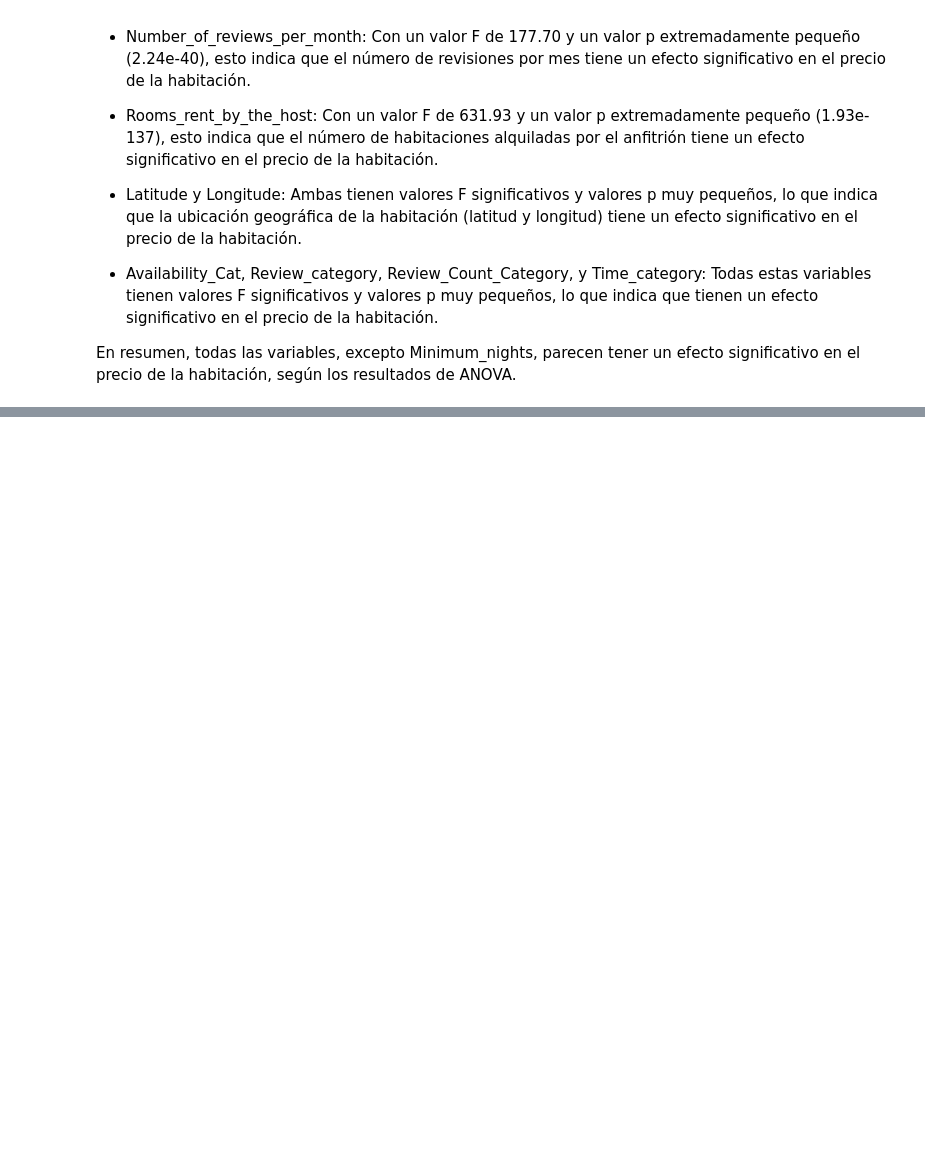
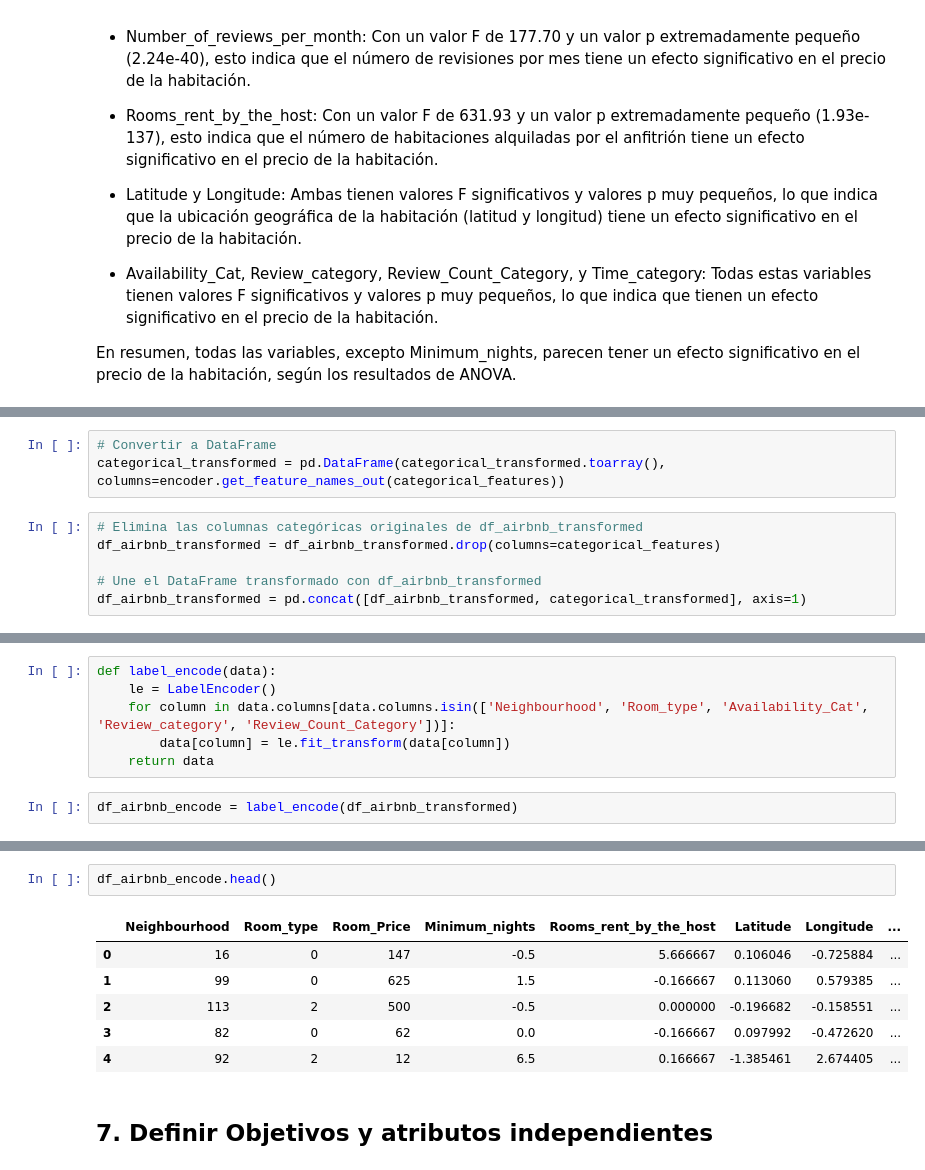
Before and after one commit to AndreaTJ/Tech-Girls-Glovo, a Jupyter notebook: notebooks/MLRegression_model_airbnb.ipynb, the cells around one changed output, grey strips where cells are left out. Cells and saved outputs as stored; diff of their text form; blank space fills up the shorter version.

```diff
--- a/notebooks/MLRegression_model_airbnb.ipynb
+++ b/notebooks/MLRegression_model_airbnb.ipynb
@@ -451,0 +577,9 @@ En resumen, todas las variables, excepto Minimum_nights, parecen tener un efecto
+# %%
+# Convertir a DataFrame
+categorical_transformed = pd.DataFrame(categorical_transformed.toarray(), columns=encoder.get_feature_names_out(categorical_features))
+# %%
+# Elimina las columnas categóricas originales de df_airbnb_transformed
+df_airbnb_transformed = df_airbnb_transformed.drop(columns=categorical_features)
+
+# Une el DataFrame transformado con df_airbnb_transformed
+df_airbnb_transformed = pd.concat([df_airbnb_transformed, categorical_transformed], axis=1)
@@ -451,0 +597,8 @@ En resumen, todas las variables, excepto Minimum_nights, parecen tener un efecto
+# %%
+def label_encode(data):
+    le = LabelEncoder()
+    for column in data.columns[data.columns.isin(['Neighbourhood', 'Room_type', 'Availability_Cat', 'Review_category', 'Review_Count_Category'])]:
+        data[column] = le.fit_transform(data[column])
+    return data
+# %%
+df_airbnb_encode = label_encode(df_airbnb_transformed)
@@ -451,0 +625,11 @@ En resumen, todas las variables, excepto Minimum_nights, parecen tener un efecto
+# %%
+df_airbnb_encode.head()
+# %% [output]
+|  | Neighbourhood | Room_type | Room_Price | Minimum_nights | Rooms_rent_by_the_host | Latitude | Longitude | ... |
+| 0 | 16 | 0 | 147 | -0.5 | 5.666667 | 0.106046 | -0.725884 | ... |
+| 1 | 99 | 0 | 625 | 1.5 | -0.166667 | 0.113060 | 0.579385 | ... |
+| 2 | 113 | 2 | 500 | -0.5 | 0.000000 | -0.196682 | -0.158551 | ... |
+| 3 | 82 | 0 | 62 | 0.0 | -0.166667 | 0.097992 | -0.472620 | ... |
+| 4 | 92 | 2 | 12 | 6.5 | 0.166667 | -1.385461 | 2.674405 | ... |
+# %% [markdown]
+## 7. Definir Objetivos y atributos independientes
```
Also changed, not shown: parts of 58 cells of this notebook.
